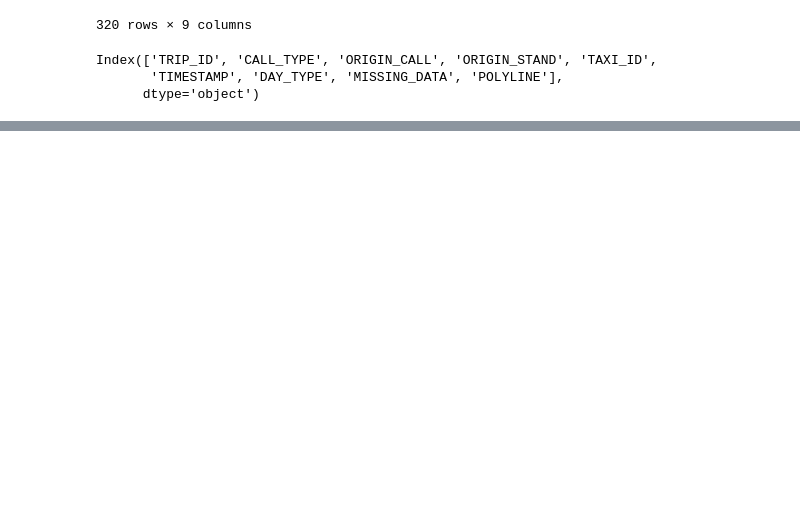
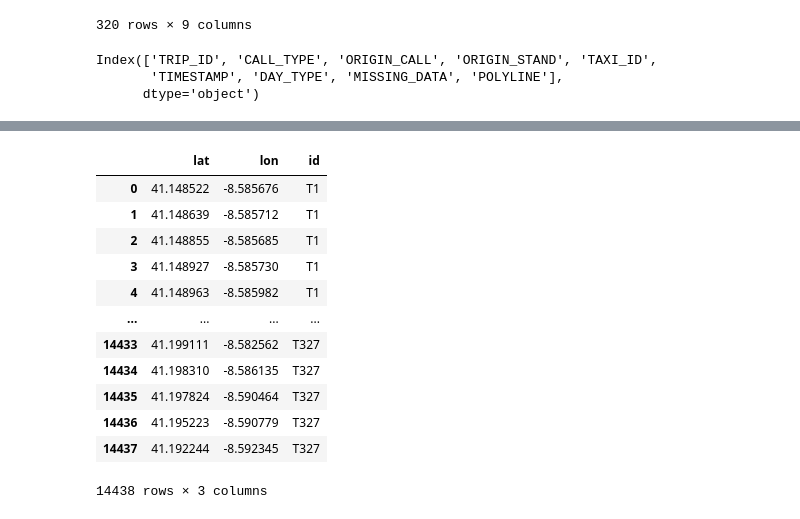
Before and after one commit to kajasl/ideal-journey, a Jupyter notebook: Explore data.ipynb, the cells around one changed output, grey strips where cells are left out. Saved outputs shown, nothing was run; the diff lists cells and outputs as text; code cells hidden in the pictures; blank space fills up the shorter version.

```diff
--- a/Explore data.ipynb
+++ b/Explore data.ipynb
@@ -49 +50,32 @@ polyline
+# %%
+df = dataset.loc[:, ["POLYLINE", "TRIP_ID"]]
+polylines = pd.DataFrame()
+lon, lat, id = [], [], []
+
+for i in range(len(df.index)):
+    lst = json.loads(dataset["POLYLINE"].iloc[i])
+    longi, latte = zip(*lst)
+    lon = lon+ list(longi)
+    lat=lat+list(latte)
+    id = id+[dataset["TRIP_ID"].iloc[i] for j in range(len(lst))]
+
+polylines["lat"]=lat
+polylines["lon"]=lon
+polylines["id"]=id
+
+polylines
+# %% [output]
+|  | lat | lon | id |
+| 0 | 41.148522 | -8.585676 | T1 |
+| 1 | 41.148639 | -8.585712 | T1 |
+| 2 | 41.148855 | -8.585685 | T1 |
+| 3 | 41.148927 | -8.585730 | T1 |
+| 4 | 41.148963 | -8.585982 | T1 |
+| ... | ... | ... | ... |
+| 14433 | 41.199111 | -8.582562 | T327 |
+| 14434 | 41.198310 | -8.586135 | T327 |
+| 14435 | 41.197824 | -8.590464 | T327 |
+| 14436 | 41.195223 | -8.590779 | T327 |
+| 14437 | 41.192244 | -8.592345 | T327 |
+14438 rows × 3 columns
 # %%
```
Also changed, not shown: parts of 4 cells of this notebook.
